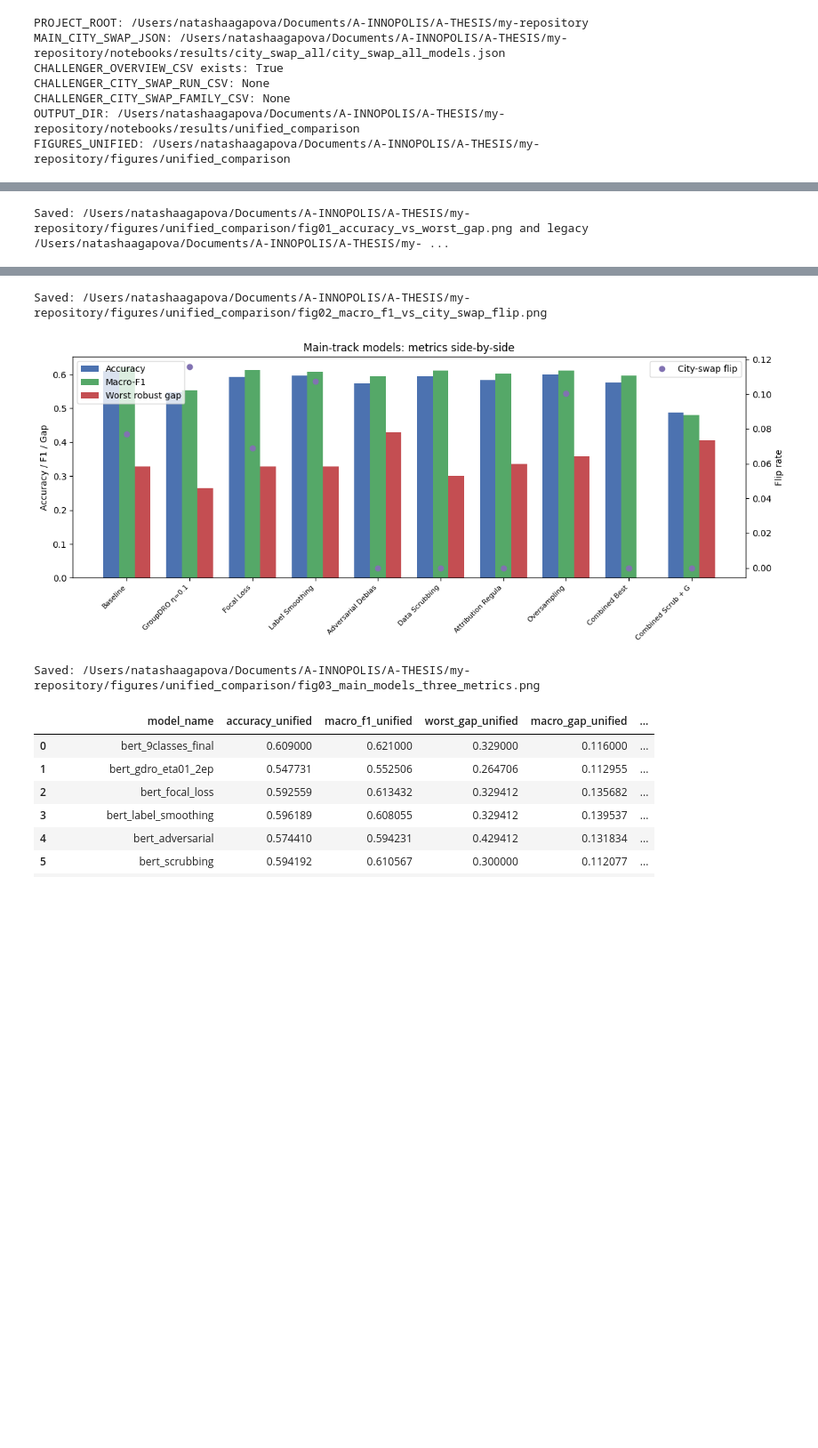
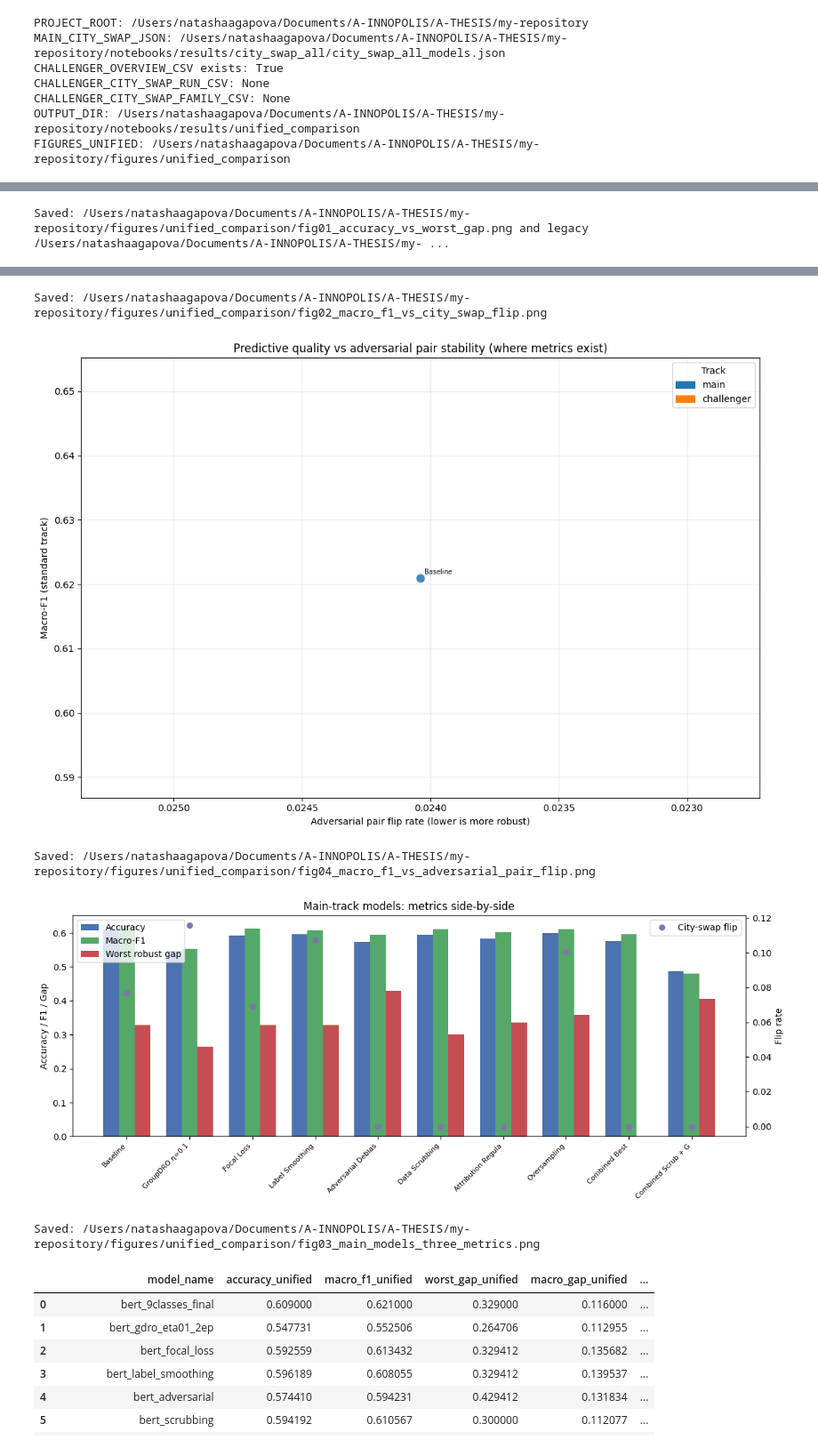
Before and after one commit to natagapova/resume-screening, a Jupyter notebook: notebooks/71_unified_models_comparison.ipynb, the cells around one changed output, grey strips where cells are left out. Shown at 89% size. Drawn from its saved outputs; the diff is of its cells as text; code cells hidden in the pictures; blank space fills up the shorter version.

Commit message:
updated figures for eng dataset

```diff
--- a/notebooks/71_unified_models_comparison.ipynb
+++ b/notebooks/71_unified_models_comparison.ipynb
@@ -71,6 +76,9 @@ PLOT_LEGACY = OUTPUT_DIR / 'c71_accuracy_vs_gap.png'
 FIG_ACC_GAP = FIGURES_UNIFIED / 'fig01_accuracy_vs_worst_gap.png'
 FIG_F1_FLIP = FIGURES_UNIFIED / 'fig02_macro_f1_vs_city_swap_flip.png'
 FIG_MAIN_BARS = FIGURES_UNIFIED / 'fig03_main_models_three_metrics.png'
+FIG_F1_ADV_FLIP = FIGURES_UNIFIED / 'fig04_macro_f1_vs_adversarial_pair_flip.png'
+
+PARETO_EXTENDED_CSV = OUTPUT_DIR / '05_pareto_extended_benchmark_balance.csv'
 
 
 def first_existing(paths):
@@ -510,6 +629,20 @@ def agg_family_block(g: pd.DataFrame) -> dict:
     else:
         out["best_flip_model"] = np.nan
         out["min_flip_rate"] = np.nan
+    if "adversarial_pair_flip_rate" in g.columns and g["adversarial_pair_flip_rate"].notna().any():
+        i = g["adversarial_pair_flip_rate"].idxmin()
+        out["best_adv_pair_flip_model"] = g.loc[i, "model_name"]
+        out["min_adversarial_pair_flip_rate"] = float(g.loc[i, "adversarial_pair_flip_rate"])
+    else:
+        out["best_adv_pair_flip_model"] = np.nan
+        out["min_adversarial_pair_flip_rate"] = np.nan
+    if "english_transfer_test_macro_f1" in g.columns and g["english_transfer_test_macro_f1"].notna().any():
+        i = g["english_transfer_test_macro_f1"].idxmax()
+        out["best_en_transfer_f1_model"] = g.loc[i, "model_name"]
+        out["max_english_transfer_test_macro_f1"] = float(g.loc[i, "english_transfer_test_macro_f1"])
+    else:
+        out["best_en_transfer_f1_model"] = np.nan
+        out["max_english_transfer_test_macro_f1"] = np.nan
     return out
 
 
@@ -686,39 +824,69 @@ else:
         plt.show()
         print("Saved:", FIG_F1_FLIP)
 
+    adv_df = unified_df.dropna(subset=["macro_f1", "adversarial_pair_flip_rate"]).copy()
+    if not adv_df.empty:
+        fig, ax = plt.subplots(figsize=(11, 7.5))
+        for _, row in adv_df.iterrows():
+            ax.scatter(
+                row["adversarial_pair_flip_rate"],
+                row["macro_f1"],
+                c=colors.get(row["track"], "gray"),
+                marker=markers.get(row["family_group"], "o"),
+                s=110,
+                alpha=0.85,
+                edgecolors='white',
+                linewidths=1.5,
+            )
+            label = row["display_name"] if row["track"] == "main" else row["model_name"]
+            ax.annotate(str(label)[:42], (row["adversarial_pair_flip_rate"], row["macro_f1"]), fontsize=7, xytext=(4, 4), textcoords="offset points")
+        ax.set_xlabel("Adversarial pair flip rate (lower is more robust)")
+        ax.set_ylabel("Macro-F1 (standard track)")
+        ax.set_title("Predictive quality vs adversarial pair stability (where metrics exist)")
+        ax.grid(alpha=0.25)
+        ax.invert_xaxis()
+        handles = [mpatches.Patch(color=colors[k], label=k) for k in colors]
+        ax.legend(handles=handles, title="Track")
+        plt.tight_layout()
+        plt.savefig(FIG_F1_ADV_FLIP, dpi=150, bbox_inches='tight')
+        plt.show()
+        print("Saved:", FIG_F1_ADV_FLIP)
+
     if len(main_u) > 0:
         m = main_u.dropna(subset=["accuracy", "macro_f1", "worst_gap"], how="all").copy()
         if len(m):
             idx = np.arange(len(m))
             width = 0.25
             fig, ax = plt.subplots(figsize=(12, 5))
             a = m["accuracy"].fillna(0).values
             f1 = m["macro_f1"].fillna(0).values
             g = m["worst_gap"].fillna(0).values
             fl = m["overall_flip_rate"].fillna(0).values
             ax.bar(idx - width, a, width, label="Accuracy", color="#4c72b0")
             ax.bar(idx, f1, width, label="Macro-F1", color="#55a868")
             ax.bar(idx + width, g, width, label="Worst robust gap", color="#c44e52")
             ax2 = ax.twinx()
             ax2.plot(idx, fl, color="#8172b2", marker="o", linestyle="", label="City-swap flip")
             ax2.set_ylabel("Flip rate")
             ax.set_xticks(idx)
             ax.set_xticklabels([str(x)[:18] for x in m["display_name"]], rotation=45, ha="right", fontsize=8)
             ax.set_ylabel("Accuracy / F1 / Gap")
             ax.set_title("Main-track models: metrics side-by-side")
             ax.legend(loc="upper left")
             ax2.legend(loc="upper right")
             plt.tight_layout()
             plt.savefig(FIG_MAIN_BARS, dpi=150, bbox_inches='tight')
             plt.show()
             print("Saved:", FIG_MAIN_BARS)
 # %% [output]
 [figure]
 Saved: /Users/natashaagapova/Documents/A-INNOPOLIS/A-THESIS/my-repository/figures/unified_comparison/fig01_accuracy_vs_worst_gap.png and legacy /Users/natashaagapova/Documents/A-INNOPOLIS/A-THESIS/my- ...
 [figure]
 Saved: /Users/natashaagapova/Documents/A-INNOPOLIS/A-THESIS/my-repository/figures/unified_comparison/fig02_macro_f1_vs_city_swap_flip.png
-[figure, old version]
+[figure, new version]
-Saved: /Users/natashaagapova/Documents/A-INNOPOLIS/A-THESIS/my-repository/figures/unified_comparison/fig03_main_models_three_metrics.png
+Saved: /Users/natashaagapova/Documents/A-INNOPOLIS/A-THESIS/my-repository/figures/unified_comparison/fig04_macro_f1_vs_adversarial_pair_flip.png
+[figure, added]
+Saved: /Users/natashaagapova/Documents/A-INNOPOLIS/A-THESIS/my-repository/figures/unified_comparison/fig03_main_models_three_metrics.png
 # %%
 # Optional: audit vs fairness_error_analysis main snapshot (no new metrics computed)
 if FAIRNESS_MAIN_METRICS_CSV.exists():
```
Also changed, not shown: parts of 5 cells of this notebook, 48 other files.
